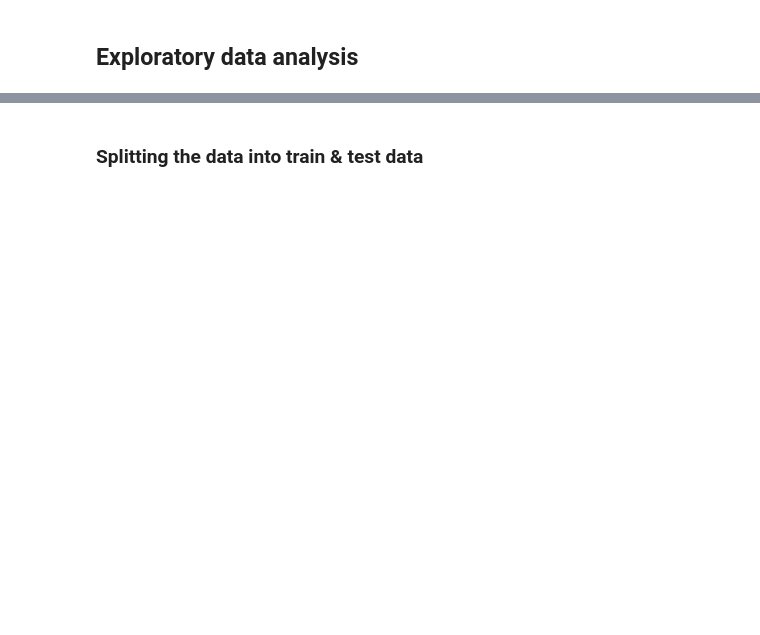
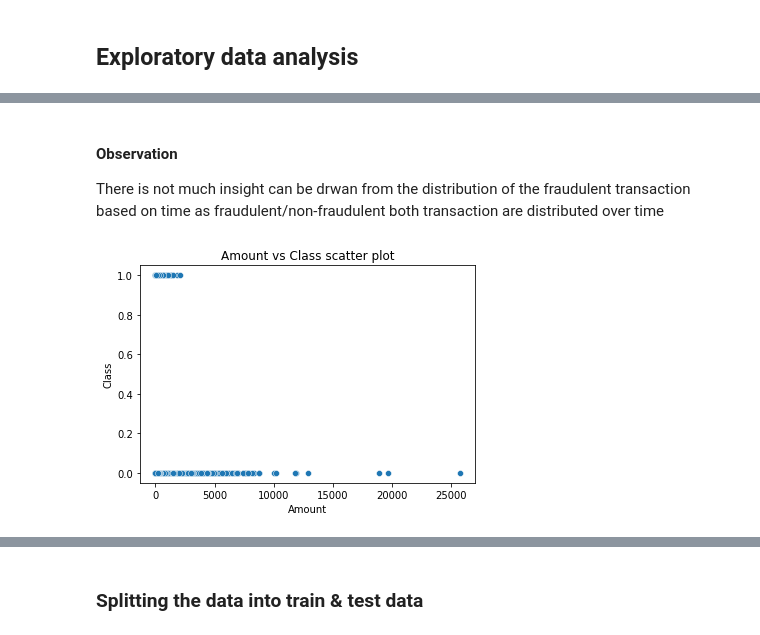
Before and after one commit to subhabrata-ghosh-1988/credit-card-fraud-detection, a Jupyter notebook: Credit_card_fraud_detection.ipynb, the cells around one changed output, grey strips where cells are left out. Drawn from its saved outputs; the diff is of its cells as text; code cells hidden in the pictures; blank space fills up the shorter version.

```diff
--- a/Credit_card_fraud_detection.ipynb
+++ b/Credit_card_fraud_detection.ipynb
@@ -124,2 +255,12 @@ fraud_share=classes[1]/df['Class'].count()*100
+# %% [markdown]
+#### Observation
+
+There is not much insight can be drwan from the distribution of the fraudulent transaction based on time as fraudulent/non-fraudulent both transaction are distributed over time
 # %%
 # Create a scatter plot to observe the distribution of classes with Amount
+
+sns.scatterplot(df["Amount"], df["Class"])
+plt.title("Amount vs Class scatter plot")
+plt.show()
+# %% [output]
+[figure, added]
```
Also changed, not shown: parts of 27 cells of this notebook.
